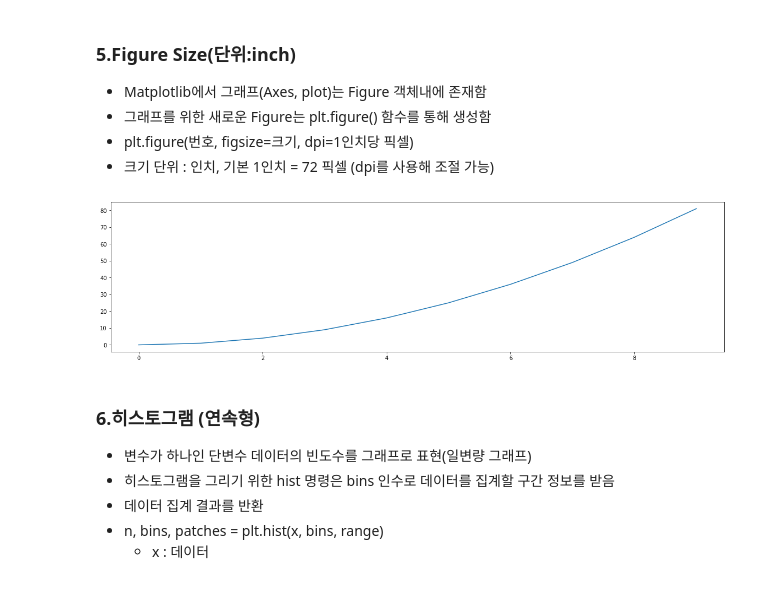
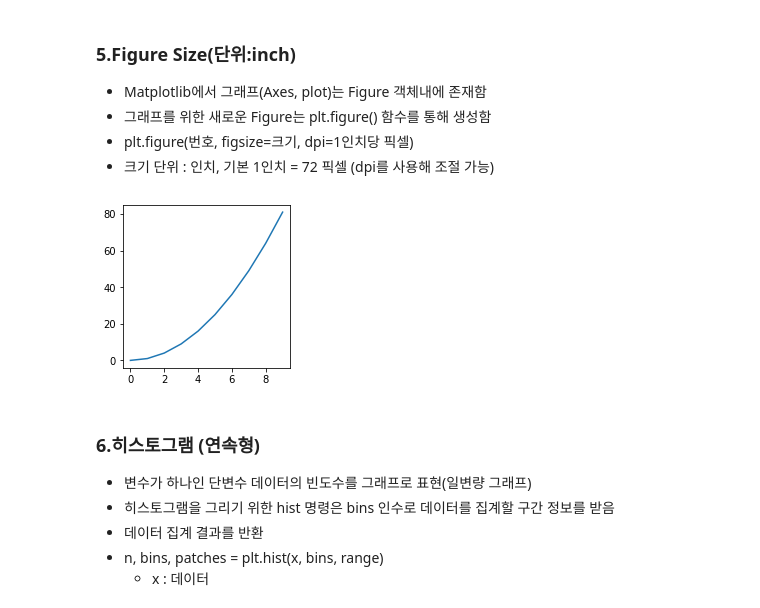
Before and after one commit to skyworld19/ds-school-advanced, a Jupyter notebook: Data_visualization_LAB.ipynb, the cells around one changed output. Cells and saved outputs as stored; diff of their text form; code cells hidden in the pictures.

Commit message:
Data_visualization 강의 마무리

```diff
--- a/Data_visualization_LAB.ipynb
+++ b/Data_visualization_LAB.ipynb
@@ -254,13 +301,14 @@ Plot - 1개 선
 # %%
 x = np.arange(10)
 y = x ** 2
 # figure의 크기를 (20, 5)로 지정해 보세요.
+plt.figure(figsize=(3,3))
 
 
 plt.plot(x, y)
 plt.show()
 # %% [output]
-[figure, old version]
+[figure, new version]
 # %% [markdown]
 ### 6.히스토그램 (연속형)
 - 변수가 하나인 단변수 데이터의 빈도수를 그래프로 표현(일변량 그래프)
```
Also changed, not shown: parts of 26 cells of this notebook.
